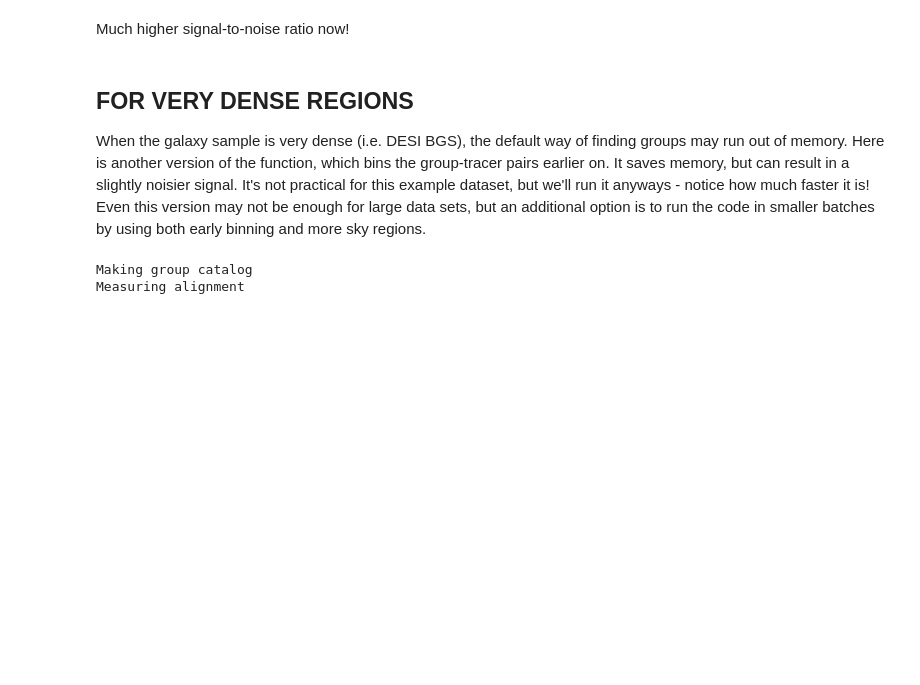
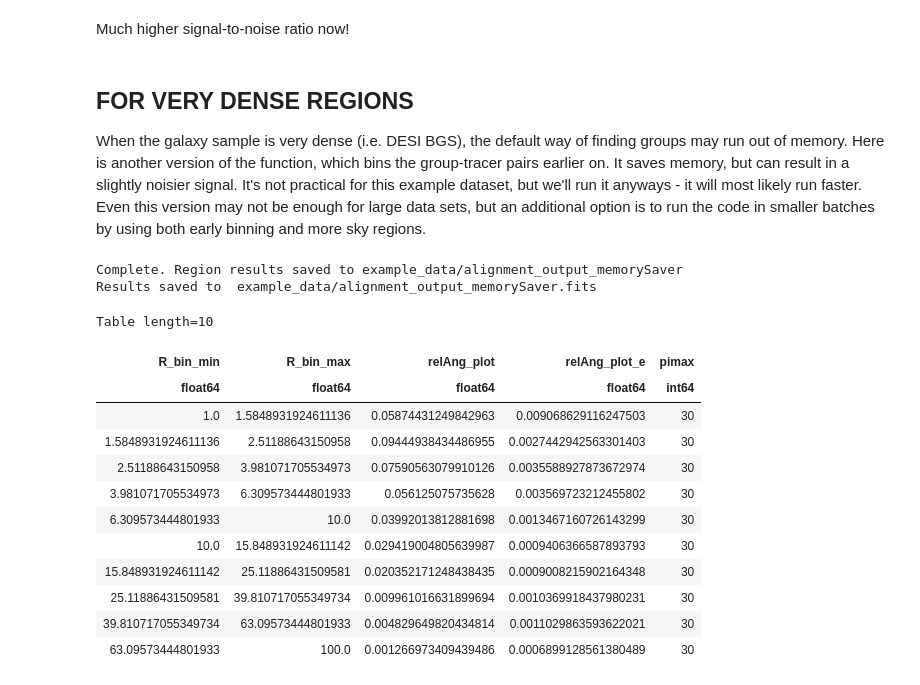
Before and after one commit to cmlamman/spec-IA, a Jupyter notebook: basic_group_alignment.ipynb, the cells around one changed output. Cells and saved outputs as stored; diff of their text form; code cells hidden in the pictures; blank space fills up the shorter version.

```diff
--- a/basic_group_alignment.ipynb
+++ b/basic_group_alignment.ipynb
@@ -145,12 +183,28 @@ plt.legend();
 Much higher signal-to-noise ratio now!
 # %% [markdown]
 ## FOR VERY DENSE REGIONS
-When the galaxy sample is very dense (i.e. DESI BGS), the default way of finding groups may run out of memory. Here is another version of the function, which bins the group-tracer pairs earlier on. It saves memory, but can result in a slightly noisier signal. It's not practical for this example dataset, but we'll run it anyways - notice how much faster it is!
+When the galaxy sample is very dense (i.e. DESI BGS), the default way of finding groups may run out of memory. Here is another version of the function, which bins the group-tracer pairs earlier on. It saves memory, but can result in a slightly noisier signal. It's not practical for this example dataset, but we'll run it anyways - it will most likely run faster.
 Even this version may not be enough for large data sets, but an additional option is to run the code in smaller batches by using both early binning and more sky regions.
 # %%
 # finding and measuring the alignment of groups in the example catalog. This may take about a minute.
-alignment_result_faster = get_group_alignment(galaxy_catalog, R_bins=np.logspace(0, 2, 11), pimax=30, print_progress=True,
-                        n_sky_regions=9, early_binning=True)
+alignment_result_memorySaver = get_group_alignment(galaxy_catalog, R_bins=np.logspace(0, 2, 11), pimax=30, print_progress=False,
+                        n_sky_regions=9, early_binning=True, save_path='example_data/alignment_output_memorySaver.fits', keep_intermediate=False)
 # %% [output]
-Making group catalog
-Measuring alignment
+Complete. Region results saved to example_data/alignment_output_memorySaver
+Results saved to  example_data/alignment_output_memorySaver.fits
+# %%
+alignment_result_memorySaver
+# %% [output]
+Table length=10
+| R_bin_min | R_bin_max | relAng_plot | relAng_plot_e | pimax |
+| float64 | float64 | float64 | float64 | int64 |
+| 1.0 | 1.5848931924611136 | 0.05874431249842963 | 0.009068629116247503 | 30 |
+| 1.5848931924611136 | 2.51188643150958 | 0.09444938434486955 | 0.0027442942563301403 | 30 |
+| 2.51188643150958 | 3.981071705534973 | 0.07590563079910126 | 0.0035588927873672974 | 30 |
+| 3.981071705534973 | 6.309573444801933 | 0.056125075735628 | 0.003569723212455802 | 30 |
+| 6.309573444801933 | 10.0 | 0.03992013812881698 | 0.0013467160726143299 | 30 |
+| 10.0 | 15.848931924611142 | 0.029419004805639987 | 0.0009406366587893793 | 30 |
+| 15.848931924611142 | 25.11886431509581 | 0.020352171248438435 | 0.0009008215902164348 | 30 |
+| 25.11886431509581 | 39.810717055349734 | 0.009961016631899694 | 0.0010369918437980231 | 30 |
+| 39.810717055349734 | 63.09573444801933 | 0.004829649820434814 | 0.0011029863593622021 | 30 |
+| 63.09573444801933 | 100.0 | 0.001266973409439486 | 0.0006899128561380489 | 30 |
```
Also changed, not shown: parts of 6 cells of this notebook, 6 other files.
